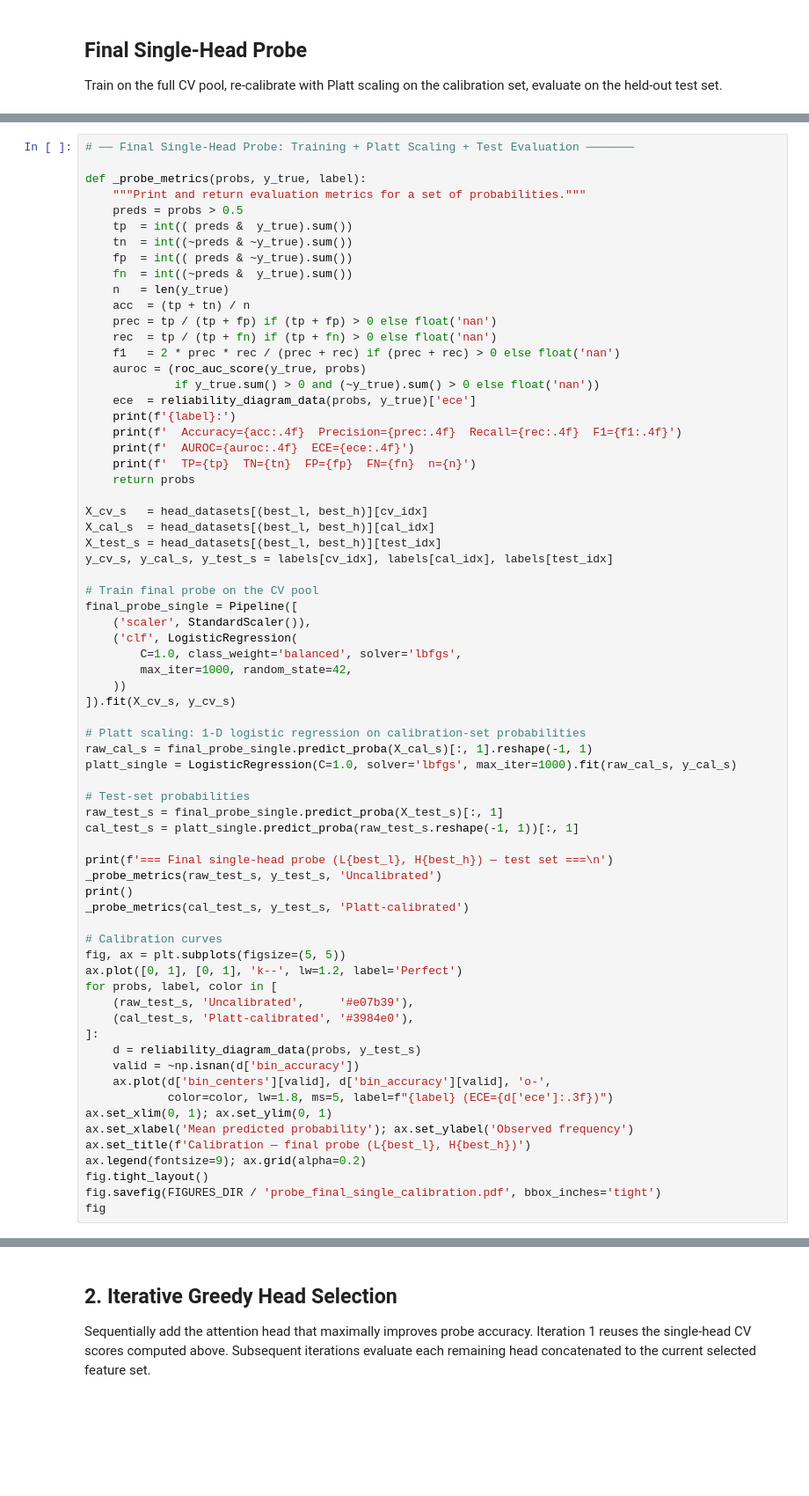
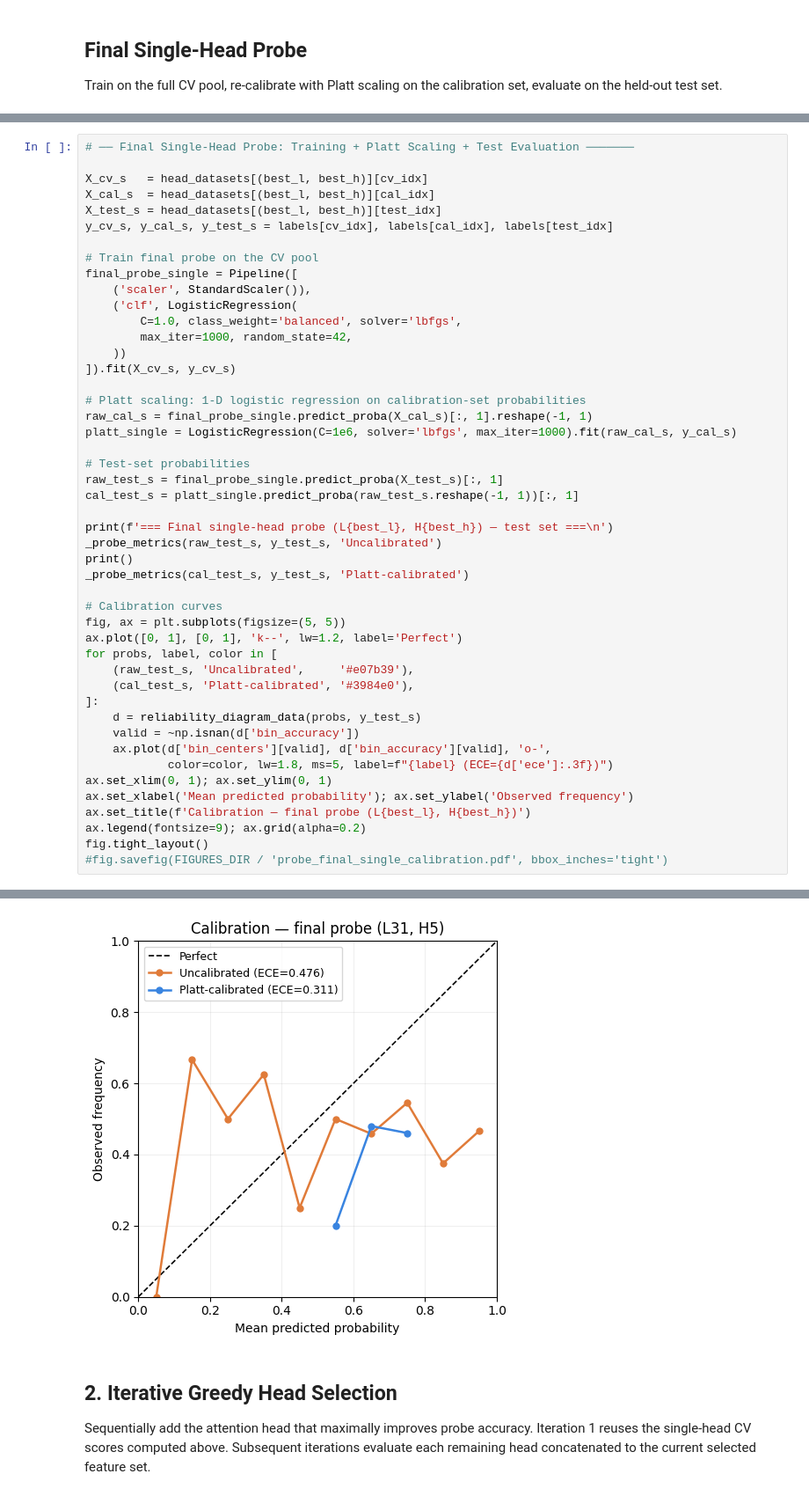
Before and after one commit to kevinqnb/scholarlm, a Jupyter notebook: analysis/probe_analysis.ipynb, the cells around one changed output, grey strips where cells are left out. Shown at 88% size. Saved outputs shown, nothing was run; the diff lists cells and outputs as text; blank space fills up the shorter version.

```diff
--- a/analysis/probe_analysis.ipynb
+++ b/analysis/probe_analysis.ipynb
@@ -388,26 +448,5 @@ Train on the full CV pool, re-calibrate with Platt scaling on the calibration se
 # %%
 # ── Final Single-Head Probe: Training + Platt Scaling + Test Evaluation ───────
-
-def _probe_metrics(probs, y_true, label):
-    """Print and return evaluation metrics for a set of probabilities."""
-    preds = probs > 0.5
-    tp  = int(( preds &  y_true).sum())
-    tn  = int((~preds & ~y_true).sum())
-    fp  = int(( preds & ~y_true).sum())
-    fn  = int((~preds &  y_true).sum())
-    n   = len(y_true)
-    acc  = (tp + tn) / n
-    prec = tp / (tp + fp) if (tp + fp) > 0 else float('nan')
-    rec  = tp / (tp + fn) if (tp + fn) > 0 else float('nan')
-    f1   = 2 * prec * rec / (prec + rec) if (prec + rec) > 0 else float('nan')
-    auroc = (roc_auc_score(y_true, probs)
-             if y_true.sum() > 0 and (~y_true).sum() > 0 else float('nan'))
-    ece  = reliability_diagram_data(probs, y_true)['ece']
-    print(f'{label}:')
-    print(f'  Accuracy={acc:.4f}  Precision={prec:.4f}  Recall={rec:.4f}  F1={f1:.4f}')
-    print(f'  AUROC={auroc:.4f}  ECE={ece:.4f}')
-    print(f'  TP={tp}  TN={tn}  FP={fp}  FN={fn}  n={n}')
-    return probs
 
 X_cv_s   = head_datasets[(best_l, best_h)][cv_idx]
 X_cal_s  = head_datasets[(best_l, best_h)][cal_idx]
@@ -425,7 +464,7 @@ final_probe_single = Pipeline([
 
 # Platt scaling: 1-D logistic regression on calibration-set probabilities
 raw_cal_s = final_probe_single.predict_proba(X_cal_s)[:, 1].reshape(-1, 1)
-platt_single = LogisticRegression(C=1.0, solver='lbfgs', max_iter=1000).fit(raw_cal_s, y_cal_s)
+platt_single = LogisticRegression(C=1e6, solver='lbfgs', max_iter=1000).fit(raw_cal_s, y_cal_s)
 
 # Test-set probabilities
 raw_test_s = final_probe_single.predict_proba(X_test_s)[:, 1]
@@ -452,5 +491,5 @@ ax.set_xlabel('Mean predicted probability'); ax.set_ylabel('Observed frequency')
 ax.set_title(f'Calibration — final probe (L{best_l}, H{best_h})')
 ax.legend(fontsize=9); ax.grid(alpha=0.2)
 fig.tight_layout()
-fig.savefig(FIGURES_DIR / 'probe_final_single_calibration.pdf', bbox_inches='tight')
-fig
+#fig.savefig(FIGURES_DIR / 'probe_final_single_calibration.pdf', bbox_inches='tight')
+# %% [output]
@@ -457,3 +507,4 @@ fig
+[figure, added]
 # %% [markdown]
 ## 2. Iterative Greedy Head Selection
 
```
Also changed, not shown: parts of 19 cells of this notebook, 1 other file.
